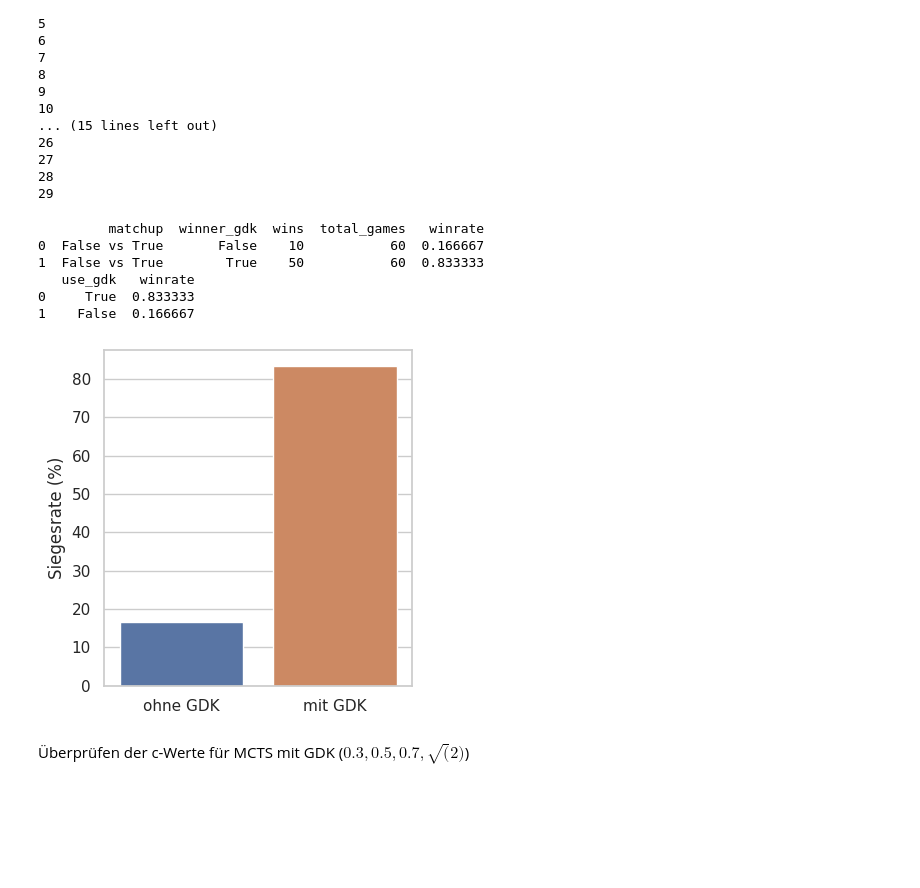
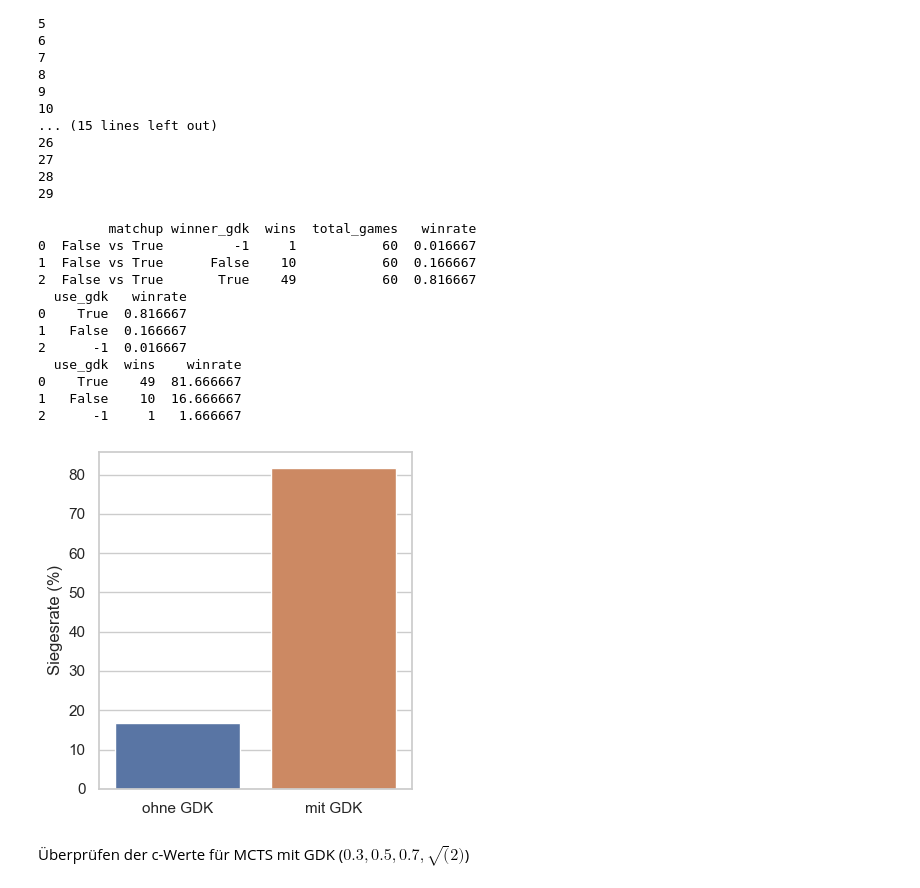
Before and after one commit to l3yd/bachelorarbeit, a Jupyter notebook: experiments.ipynb, the cells around one changed output. Drawn from its saved outputs; the diff is of its cells as text; code cells hidden in the pictures; blank space fills up the shorter version.

```diff
--- a/experiments.ipynb
+++ b/experiments.ipynb
@@ -499,7 +499,7 @@ def get_matchup(row):
 df['matchup'] = df.apply(get_matchup, axis=1)
 
 df['winner_c'] = df.apply(
-    lambda row: row['player1_c'] if row['winner'] == 1 else row['player2_c'],
+    lambda row: row['player1_c'] if row['winner'] == 1 else (row['player2_c'] if row['winner'] == 2 else -1),
     axis=1
 )
 
@@ -530,7 +530,7 @@ winrate_df = winrate_df.reset_index()
 
 winrate_df['winrate'] = winrate_df['winrate'] * 100
 
-sns.set(style="whitegrid")
+sns.set_theme(style="whitegrid")
 plt.figure(figsize=(4,4))
 barplot = sns.barplot(
     data=winrate_df,
@@ -646,7 +646,7 @@ def get_matchup(row):
 df['matchup'] = df.apply(get_matchup, axis=1)
 
 df['winner_gdk'] = df.apply(
-    lambda row: row['use_gdk_p1'] if row['winner'] == 1 else row['use_gdk_p2'],
+    lambda row: row['use_gdk_p1'] if row['winner'] == 1 else (row['use_gdk_p2'] if row['winner'] == 2 else -1),
     axis=1
 )
 
@@ -660,42 +660,55 @@ matchup_stats['winrate'] = matchup_stats['wins'] / matchup_stats['total_games']
 
 print(matchup_stats)
 
+
+
 wins = df['winner_gdk'].value_counts().rename('wins')
 wins = wins.rename_axis('use_gdk').reset_index(name='wins')
 wins['winrate'] = wins['wins'] / 60
 
 print(wins[['use_gdk','winrate']])
 
 
 
 wins['winrate'] = wins['winrate'] * 100
 
+print(wins)
 
-sns.set(style="whitegrid")
+
+wins = wins[wins['use_gdk'] != -1]
+
+
+sns.set_theme(style="whitegrid")
 plt.figure(figsize=(4,4))
 barplot = sns.barplot(
     data=wins,
     x='use_gdk',
     y='winrate',
     hue='use_gdk',
     palette='deep'
 )
 
 barplot.set_xlabel("")
 barplot.set_ylabel("Siegesrate (%)")
 
 plt.xticks(ticks=range(2), labels=["ohne GDK","mit GDK"])
 plt.legend().remove()
 plt.tight_layout()
 plt.show()
 # %% [output]
-         matchup  winner_gdk  wins  total_games   winrate
-0  False vs True       False    10           60  0.166667
-1  False vs True        True    50           60  0.833333
-   use_gdk   winrate
-0     True  0.833333
-1    False  0.166667
+         matchup winner_gdk  wins  total_games   winrate
+0  False vs True         -1     1           60  0.016667
+1  False vs True      False    10           60  0.166667
+2  False vs True       True    49           60  0.816667
+  use_gdk   winrate
+0    True  0.816667
+1   False  0.166667
+2      -1  0.016667
+  use_gdk  wins    winrate
+0    True    49  81.666667
+1   False    10  16.666667
+2      -1     1   1.666667
-[figure, old version]
+[figure, new version]
 # %% [markdown]
 Überprüfen der c-Werte für MCTS mit GDK ($0.3,0.5,0.7, \sqrt(2)$)
 # %%
```
Also changed, not shown: parts of 11 cells of this notebook, 14 other files.
